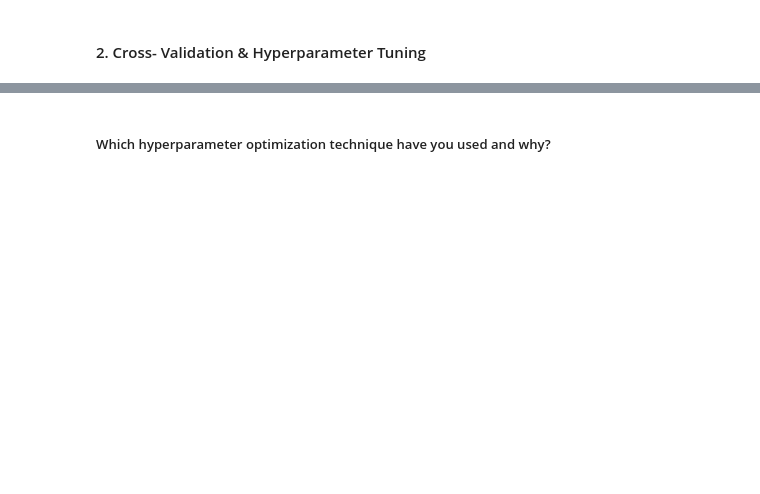
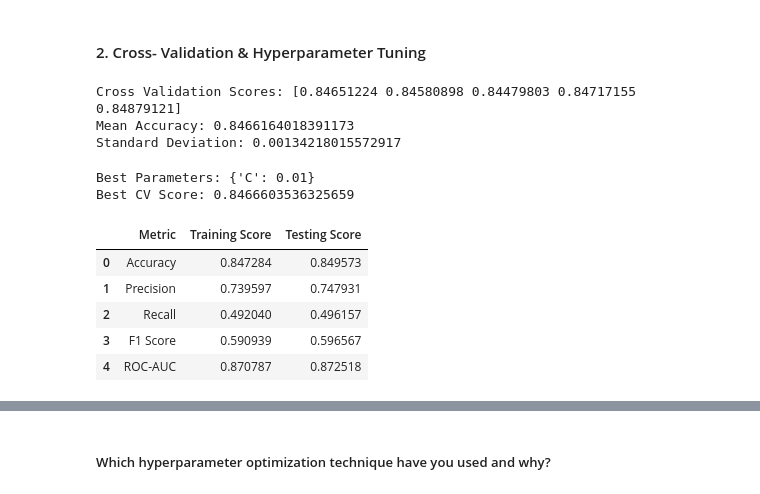
Before and after one commit to Krishna-matic/Machine_Learning_Projects, a Jupyter notebook: 03_rain_in_australia_classification/Classification_ML_Project.ipynb, the cells around one changed output, grey strips where cells are left out. Cells and saved outputs as stored; diff of their text form; code cells hidden in the pictures; blank space fills up the shorter version.

```diff
--- a/03_rain_in_australia_classification/Classification_ML_Project.ipynb
+++ b/03_rain_in_australia_classification/Classification_ML_Project.ipynb
@@ -1942,0 +2005,80 @@ Although the model can provide useful rainfall predictions, its low Recall means
+# %%
+from sklearn.model_selection import cross_val_score
+cv_scores_svm = cross_val_score(
+    svm,
+    X_train_scaled,
+    y_train,
+    cv=5,
+    scoring='accuracy',
+    n_jobs=-1
+)
+
+print("Cross Validation Scores:", cv_scores_svm)
+print("Mean Accuracy:", cv_scores_svm.mean())
+print("Standard Deviation:", cv_scores_svm.std())
+# %% [output]
+Cross Validation Scores: [0.84651224 0.84580898 0.84479803 0.84717155 0.84879121]
+Mean Accuracy: 0.8466164018391173
+Standard Deviation: 0.00134218015572917
+# %%
+from sklearn.model_selection import GridSearchCV
+
+param_grid = {
+    'C': [0.01, 0.1, 1, 10]
+}
+
+grid_search_svm = GridSearchCV(
+    estimator=LinearSVC(
+        random_state=42,
+        max_iter=5000
+    ),
+    param_grid=param_grid,
+    cv=5,
+    scoring='accuracy',
+    n_jobs=-1
+)
+
+grid_search_svm.fit(X_train_scaled, y_train)
+
+print("Best Parameters:", grid_search_svm.best_params_)
+print("Best CV Score:", grid_search_svm.best_score_)
+# %% [output]
+Best Parameters: {'C': 0.01}
+Best CV Score: 0.8466603536325659
+# %%
+best_svm = grid_search_svm.best_estimator_
+# %%
+# Predictions
+y_train_pred_svm_tuned = best_svm.predict(X_train_scaled)
+y_test_pred_svm_tuned = best_svm.predict(X_test_scaled)
+
+# Decision scores
+y_train_scores_svm_tuned = best_svm.decision_function(X_train_scaled)
+y_test_scores_svm_tuned = best_svm.decision_function(X_test_scaled)
+# %%
+svm_tuned_evaluation_df = pd.DataFrame({
+    'Metric': ['Accuracy', 'Precision', 'Recall', 'F1 Score', 'ROC-AUC'],
+    'Training Score': [
+        accuracy_score(y_train, y_train_pred_svm_tuned),
+        precision_score(y_train, y_train_pred_svm_tuned),
+        recall_score(y_train, y_train_pred_svm_tuned),
+        f1_score(y_train, y_train_pred_svm_tuned),
+        roc_auc_score(y_train, y_train_scores_svm_tuned)
+    ],
+    'Testing Score': [
+        accuracy_score(y_test, y_test_pred_svm_tuned),
+        precision_score(y_test, y_test_pred_svm_tuned),
+        recall_score(y_test, y_test_pred_svm_tuned),
+        f1_score(y_test, y_test_pred_svm_tuned),
+        roc_auc_score(y_test, y_test_scores_svm_tuned)
+    ]
+})
+
+svm_tuned_evaluation_df
+# %% [output]
+|  | Metric | Training Score | Testing Score |
+| 0 | Accuracy | 0.847284 | 0.849573 |
+| 1 | Precision | 0.739597 | 0.747931 |
+| 2 | Recall | 0.492040 | 0.496157 |
+| 3 | F1 Score | 0.590939 | 0.596567 |
+| 4 | ROC-AUC | 0.870787 | 0.872518 |
```
Also changed, not shown: parts of 19 cells of this notebook.
